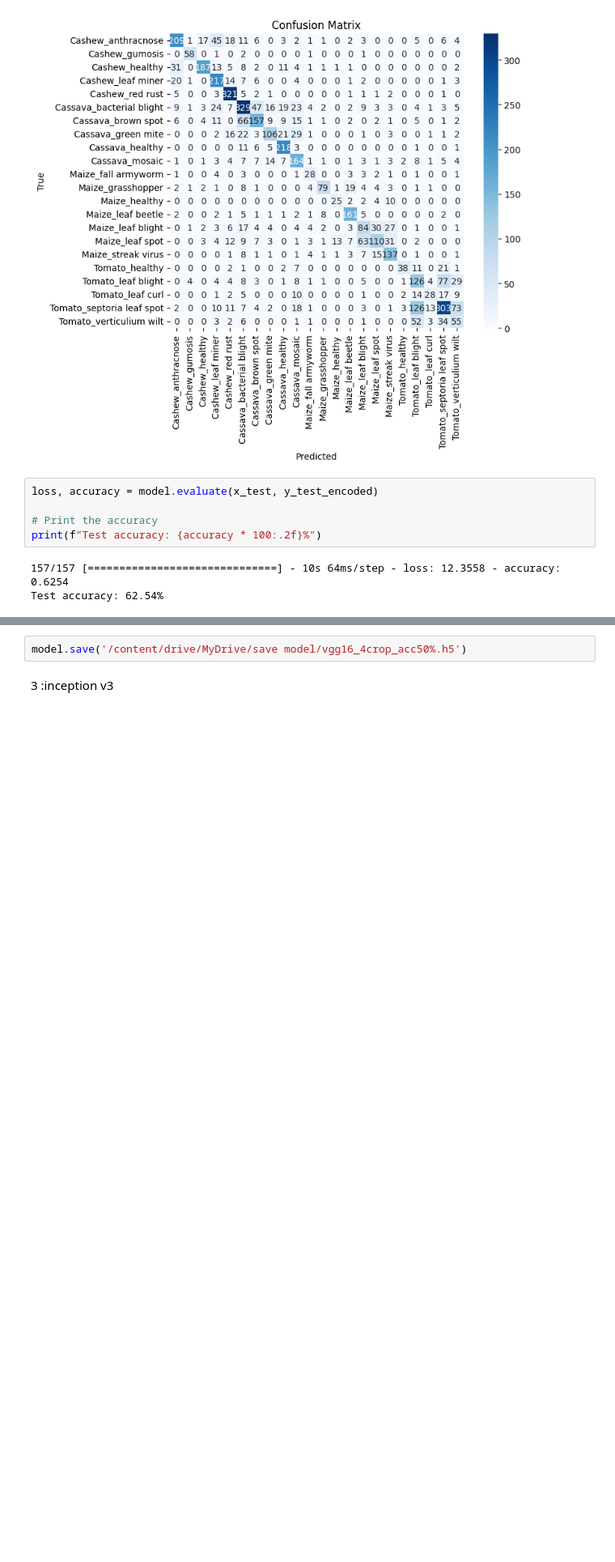
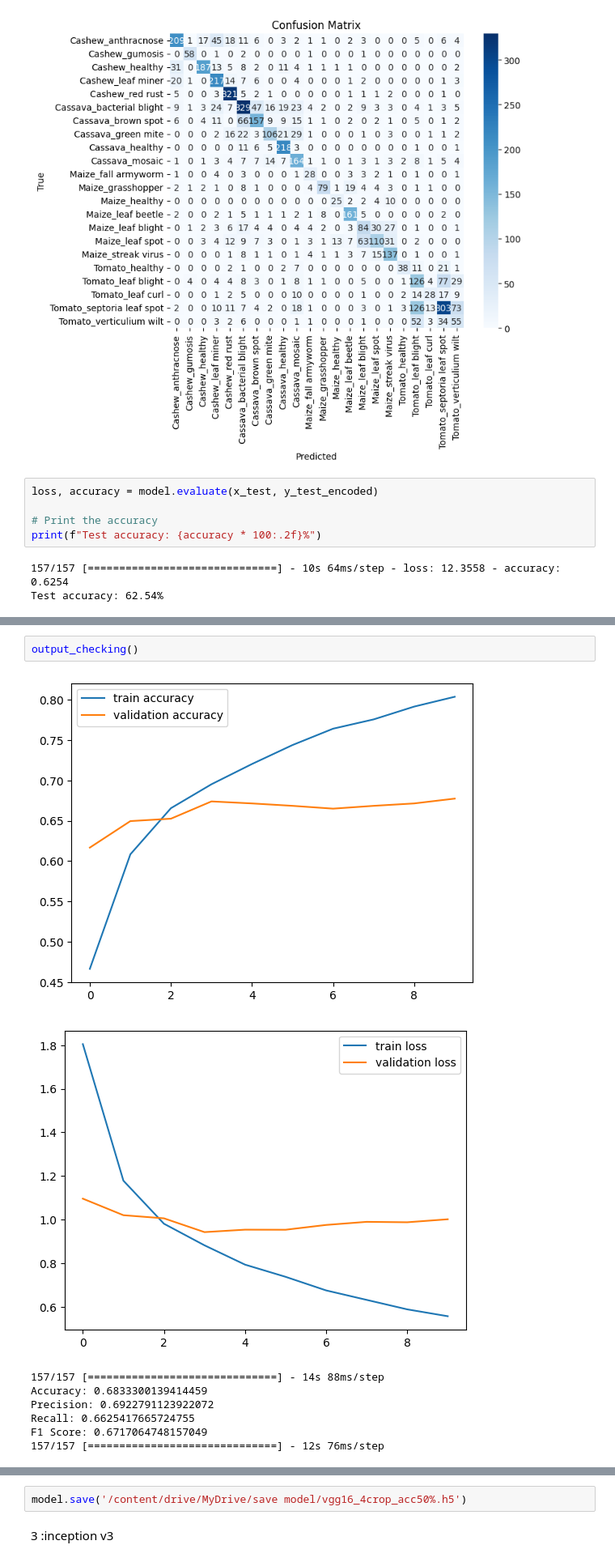
Before and after one commit to Sa-Fi/Crop-pest-and-disease-detection, a Jupyter notebook: CNN_Model_for(grabCut_dataset).ipynb, the cells around one changed output, grey strips where cells are left out. Shown at 81% size. Saved outputs shown, nothing was run; the diff lists cells and outputs as text; blank space fills up the shorter version.

```diff
--- a/CNN_Model_for(grabCut_dataset).ipynb
+++ b/CNN_Model_for(grabCut_dataset).ipynb
@@ -392,0 +435,11 @@ Test accuracy: 62.54%
+# %%
+output_checking()
+# %% [output]
+[figure, added]
+[figure, added]
+157/157 [==============================] - 14s 88ms/step
+Accuracy: 0.6833300139414459
+Precision: 0.6922791123922072
+Recall: 0.6625417665724755
+F1 Score: 0.6717064748157049
+157/157 [==============================] - 12s 76ms/step
```
Also changed, not shown: parts of 6 cells of this notebook.
